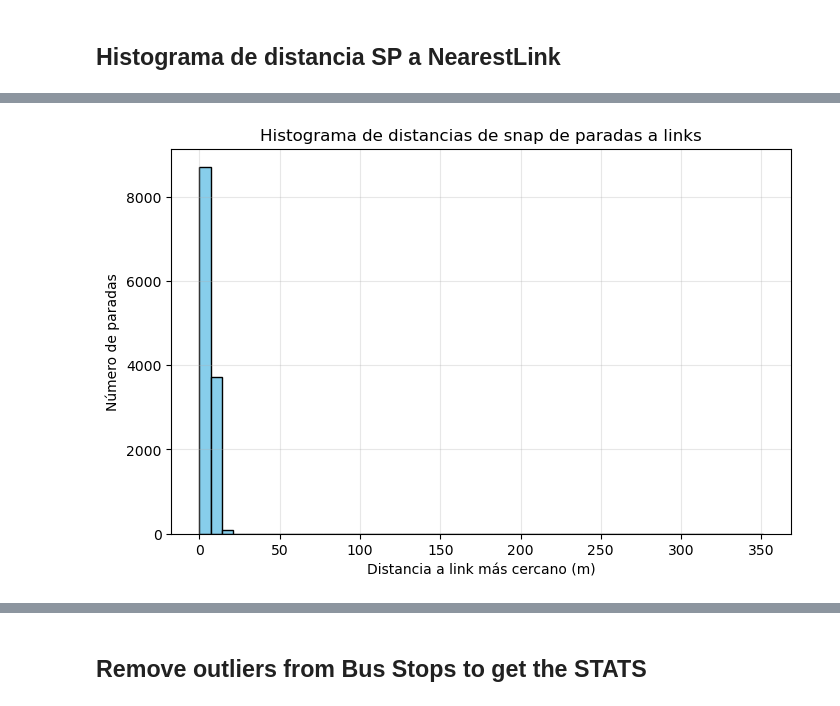
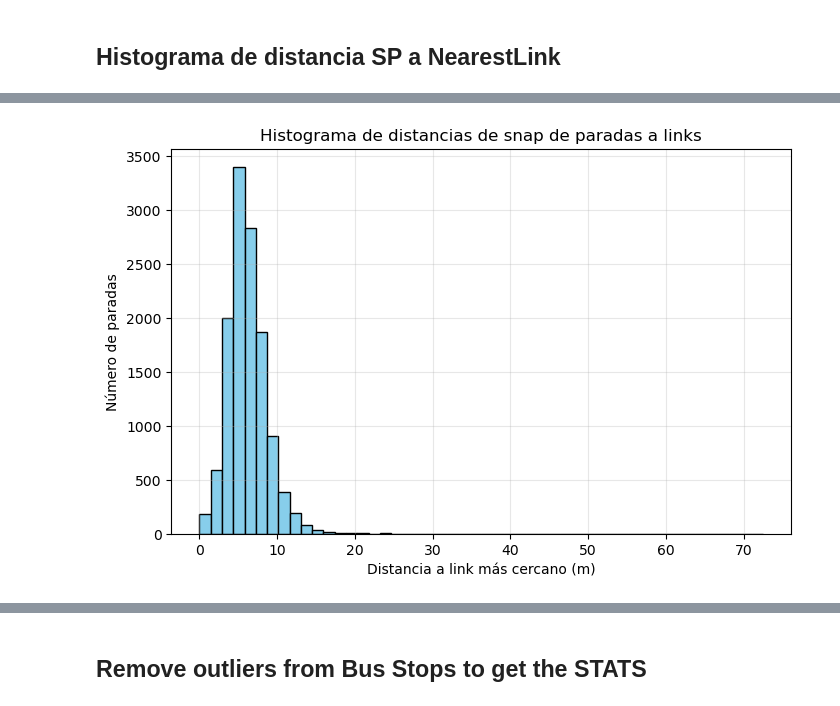
Before and after one commit to CentroFuturoCiudades/red-vial-guadalajara, a Jupyter notebook: Comparing with OSM/Snap Stops/snapped_stops_analysis.ipynb, the cells around one changed output, grey strips where cells are left out. Saved outputs shown, nothing was run; the diff lists cells and outputs as text; code cells hidden in the pictures.

```diff
--- a/Comparing with OSM/Snap Stops/snapped_stops_analysis.ipynb
+++ b/Comparing with OSM/Snap Stops/snapped_stops_analysis.ipynb
@@ -6,0 +9,19 @@ import matplotlib.pyplot as plt
+# %%
+bus_stops_ox = gpd.read_file(r'/Users/jeannettearjona/Library/CloudStorage/OneDrive-InstitutoTecnologicoydeEstudiosSuperioresdeMonterrey/Modelación Urbana - Red Vial Guadalajara/Insumos OSMNX/Transporte Publico/Snapped/ox_nearestEdge/bus_stops_snapped_ox.shp')
+bus_stops_service = gpd.read_file(r'/Users/jeannettearjona/Library/CloudStorage/OneDrive-InstitutoTecnologicoydeEstudiosSuperioresdeMonterrey/Modelación Urbana - Red Vial Guadalajara/Insumos OSMNX/Transporte Publico/Snapped/ox_nearestEdge/service/bus_stops_snapped_service.shp')
+bus_stops_living_street = gpd.read_file(r'/Users/jeannettearjona/Library/CloudStorage/OneDrive-InstitutoTecnologicoydeEstudiosSuperioresdeMonterrey/Modelación Urbana - Red Vial Guadalajara/Insumos OSMNX/Transporte Publico/Snapped/ox_nearestEdge/living street/bus_stops_snapped_living_street.shp')
+# %%
+cols_to_update = ['NearestNod', 'NearestN_1', 'NearestEdg', 'SnapDist_m', 'NearestLin', 'RelPosOnLi', 'FromNodeNo', 'ToNodeNo', 'NearestL_1']
+# %%
+# Reset ID
+bus_stops_ox = bus_stops_ox.set_index('id')
+bus_stops_service = bus_stops_service.set_index('id')
+bus_stops_living_street = bus_stops_living_street.set_index('id')
+
+# Update bus_stops_ox with the new columns from bus_stops_service and bus_stops_living_street
+bus_stops_ox.update(bus_stops_service[cols_to_update])
+bus_stops_ox.update(bus_stops_living_street[cols_to_update])
+bus_stops_ox.reset_index(inplace=True)
+# %%
+bus_stops_ox['stop_id'] = range(1, len(bus_stops_ox) + 1)
+bus_stops_ox
@@ -38,16 +46,16 @@ Name: SnapDist_m, dtype: float64
 # %%
 import matplotlib.pyplot as plt
 
 # Histograma de distancias de snap (en metros)
 plt.figure(figsize=(8, 5))
-plt.hist(snapped_bus_stops["SnapDist_m"], bins=50, color='skyblue', edgecolor='black',)
+plt.hist(bus_stops_ox["SnapDist_m"], bins=50, color='skyblue', edgecolor='black',)
 plt.xlabel("Distancia a link más cercano (m)")
 plt.ylabel("Número de paradas")
 plt.title("Histograma de distancias de snap de paradas a links")
 plt.grid(True, alpha=0.3)
 plt.show()
 # %% [output]
-[figure, old version]
+[figure, new version]
 # %%
 import matplotlib.pyplot as plt
 
```
Also changed, not shown: parts of 12 cells of this notebook, 5 other files.
